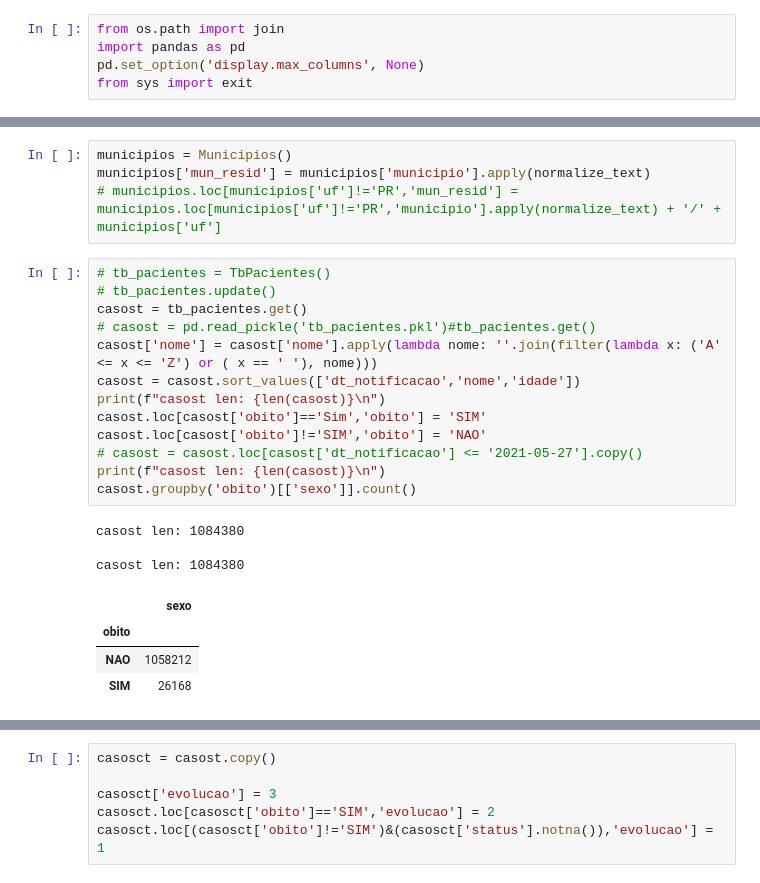
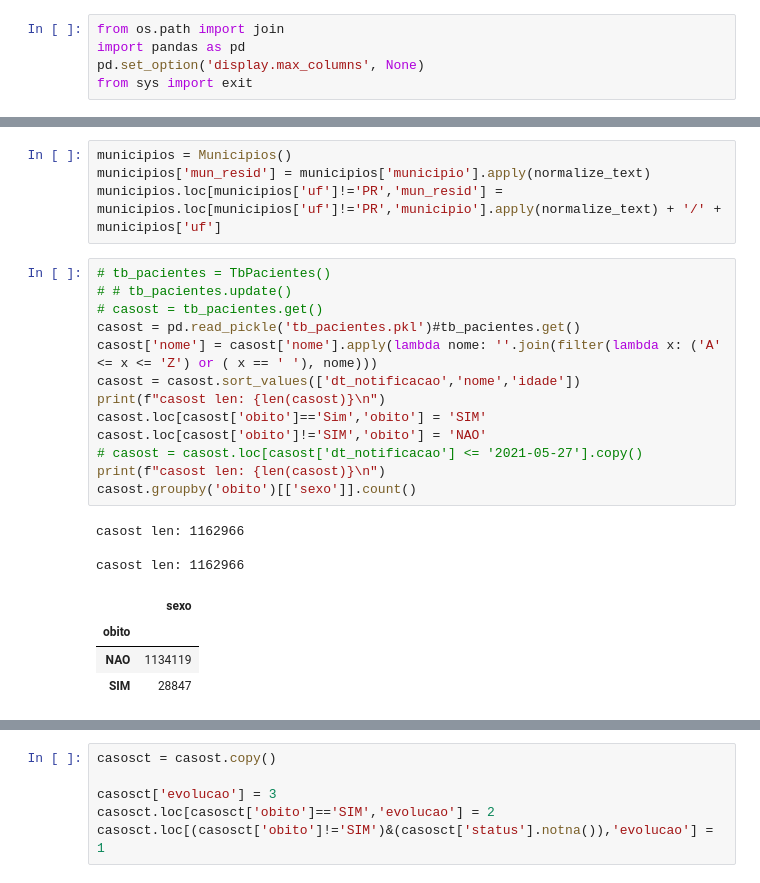
Before and after one commit to vinnylg/covid19datascience, a Jupyter notebook: notebooks/merge_access.ipynb, the cells around one changed output, grey strips where cells are left out. Cells and saved outputs as stored; diff of their text form.

```diff
--- a/notebooks/merge_access.ipynb
+++ b/notebooks/merge_access.ipynb
@@ -31,28 +31,28 @@ default_output: C:\SESA\covid19datascience\output
 # %%
 municipios = Municipios()
 municipios['mun_resid'] = municipios['municipio'].apply(normalize_text)
-# municipios.loc[municipios['uf']!='PR','mun_resid'] = municipios.loc[municipios['uf']!='PR','municipio'].apply(normalize_text) + '/' + municipios['uf']
+municipios.loc[municipios['uf']!='PR','mun_resid'] = municipios.loc[municipios['uf']!='PR','municipio'].apply(normalize_text) + '/' + municipios['uf']
 # %%
 # tb_pacientes = TbPacientes()
-# tb_pacientes.update()
-casost = tb_pacientes.get()
-# casost = pd.read_pickle('tb_pacientes.pkl')#tb_pacientes.get()
+# # tb_pacientes.update()
+# casost = tb_pacientes.get()
+casost = pd.read_pickle('tb_pacientes.pkl')#tb_pacientes.get()
 casost['nome'] = casost['nome'].apply(lambda nome: ''.join(filter(lambda x: ('A' <= x <= 'Z') or ( x == ' '), nome)))
 casost = casost.sort_values(['dt_notificacao','nome','idade'])
 print(f"casost len: {len(casost)}\n")
 casost.loc[casost['obito']=='Sim','obito'] = 'SIM'
 casost.loc[casost['obito']!='SIM','obito'] = 'NAO'
 # casost = casost.loc[casost['dt_notificacao'] <= '2021-05-27'].copy()
 print(f"casost len: {len(casost)}\n")
 casost.groupby('obito')[['sexo']].count()
 # %% [output]
-casost len: 1084380
+casost len: 1162966
 
-casost len: 1084380
+casost len: 1162966
 |  | sexo |
 | obito |  |
-| NAO | 1058212 |
-| SIM | 26168 |
+| NAO | 1134119 |
+| SIM | 28847 |
 # %%
 casost
 # %% [output]
```
Also changed, not shown: parts of 16 cells of this notebook, 8 other files.
